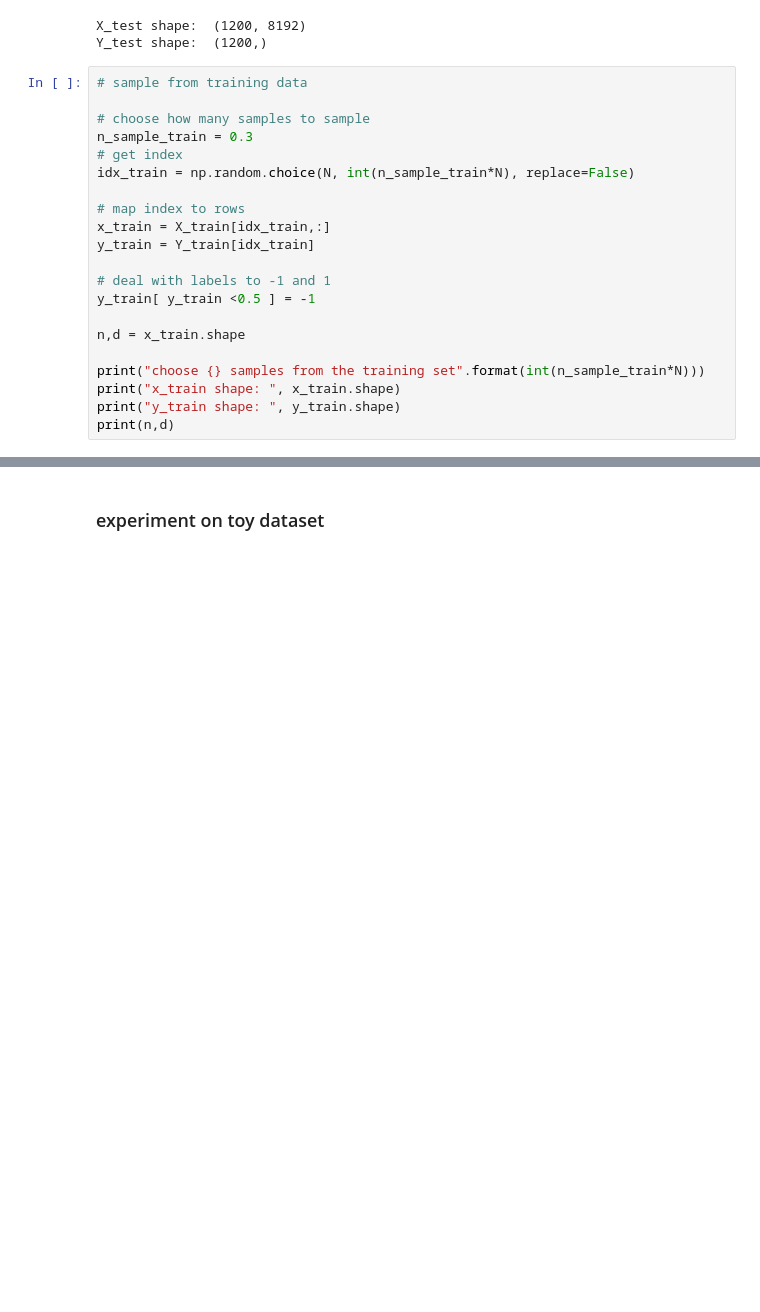
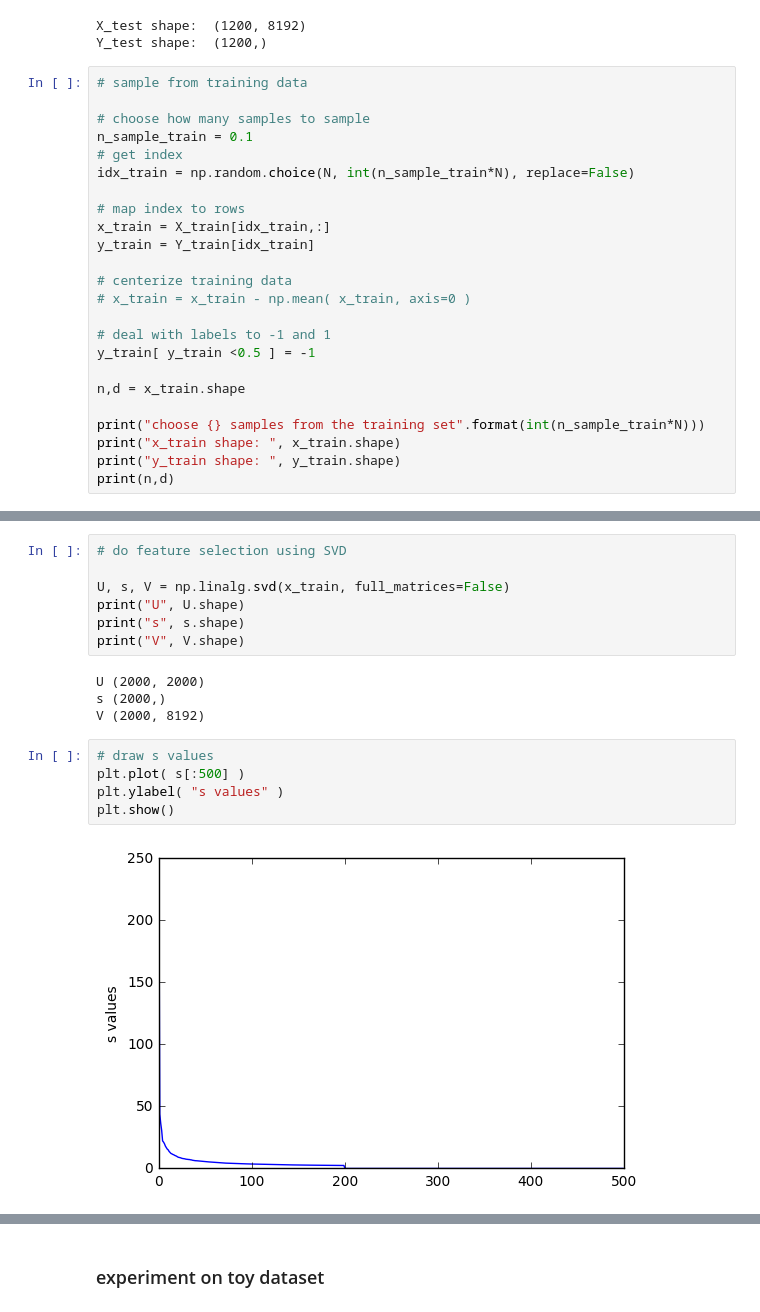
Before and after one commit to lfdyf20/SP17-515-Final-Project, a Jupyter notebook: Bayesian linear regression.ipynb, the cells around one changed output, grey strips where cells are left out. Cells and saved outputs as stored; diff of their text form; blank space fills up the shorter version.

Commit message:
add SVD to select features

```diff
--- a/Bayesian linear regression.ipynb
+++ b/Bayesian linear regression.ipynb
@@ -43,13 +43,16 @@ Y_test shape:  (1200,)
 # sample from training data
 
 # choose how many samples to sample
-n_sample_train = 0.3
+n_sample_train = 0.1
 # get index
 idx_train = np.random.choice(N, int(n_sample_train*N), replace=False)
 
 # map index to rows
 x_train = X_train[idx_train,:]
 y_train = Y_train[idx_train]
+
+# centerize training data
+# x_train = x_train - np.mean( x_train, axis=0 )
 
 # deal with labels to -1 and 1
 y_train[ y_train <0.5 ] = -1
@@ -92,0 +126,18 @@ y_test:  (240,)
+# %%
+# do feature selection using SVD
+
+U, s, V = np.linalg.svd(x_train, full_matrices=False)
+print("U", U.shape)
+print("s", s.shape)
+print("V", V.shape)
+# %% [output]
+U (2000, 2000)
+s (2000,)
+V (2000, 8192)
+# %%
+# draw s values
+plt.plot( s[:500] )
+plt.ylabel( "s values" )
+plt.show()
+# %% [output]
+[figure, added]
```
Also changed, not shown: parts of 11 cells of this notebook.
